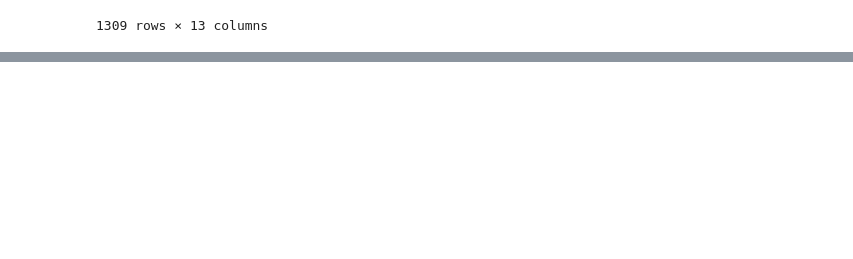
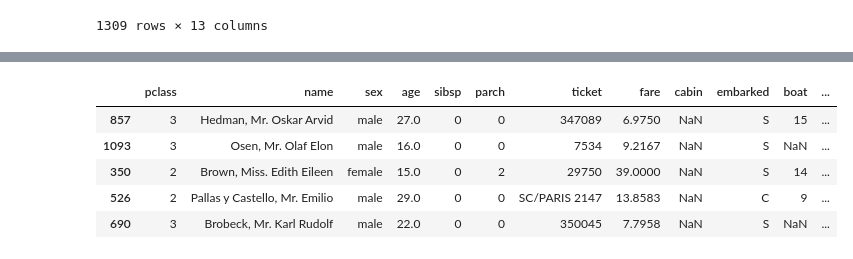
Before and after one commit to CyberWol-12/feature-encoding-techniques, a Jupyter notebook: feature-encoding-techniques.ipynb, the cells around one changed output, grey strips where cells are left out. Cells and saved outputs as stored; diff of their text form; code cells hidden in the pictures; blank space fills up the shorter version.

```diff
--- a/feature-encoding-techniques.ipynb
+++ b/feature-encoding-techniques.ipynb
@@ -714,0 +750,12 @@ X
+# %%
+oe = OrdinalEncoder(categories=[['S','C','Q']])
+X['embarked_ordinal-encoded'] = oe.fit_transform(X[['embarked']])
+# %%
+X.sample(5)
+# %% [output]
+|  | pclass | name | sex | age | sibsp | parch | ticket | fare | cabin | embarked | boat | ... |
+| 857 | 3 | Hedman, Mr. Oskar Arvid | male | 27.0 | 0 | 0 | 347089 | 6.9750 | NaN | S | 15 | ... |
+| 1093 | 3 | Osen, Mr. Olaf Elon | male | 16.0 | 0 | 0 | 7534 | 9.2167 | NaN | S | NaN | ... |
+| 350 | 2 | Brown, Miss. Edith Eileen | female | 15.0 | 0 | 2 | 29750 | 39.0000 | NaN | S | 14 | ... |
+| 526 | 2 | Pallas y Castello, Mr. Emilio | male | 29.0 | 0 | 0 | SC/PARIS 2147 | 13.8583 | NaN | C | 9 | ... |
+| 690 | 3 | Brobeck, Mr. Karl Rudolf | male | 22.0 | 0 | 0 | 350045 | 7.7958 | NaN | S | NaN | ... |
```
Also changed, not shown: parts of 8 cells of this notebook.
